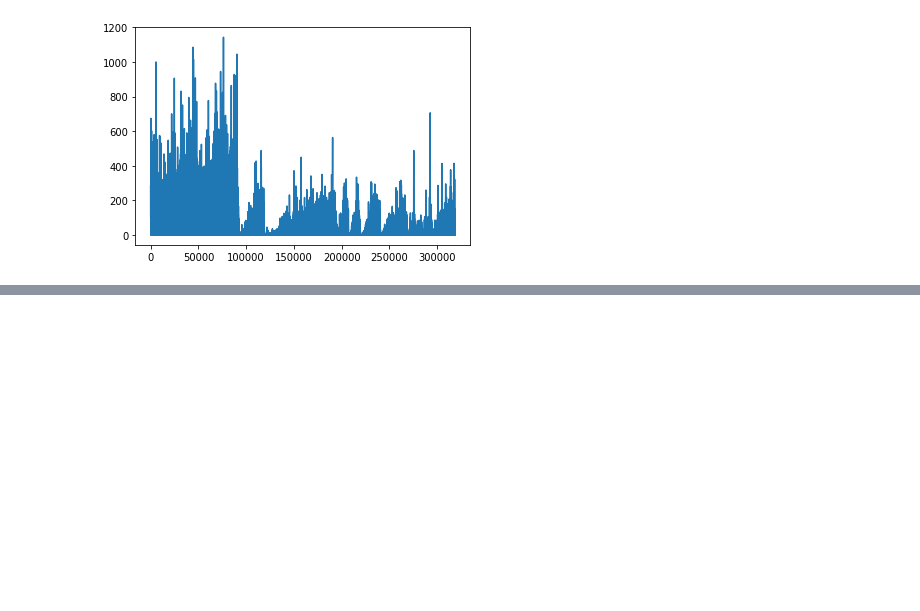
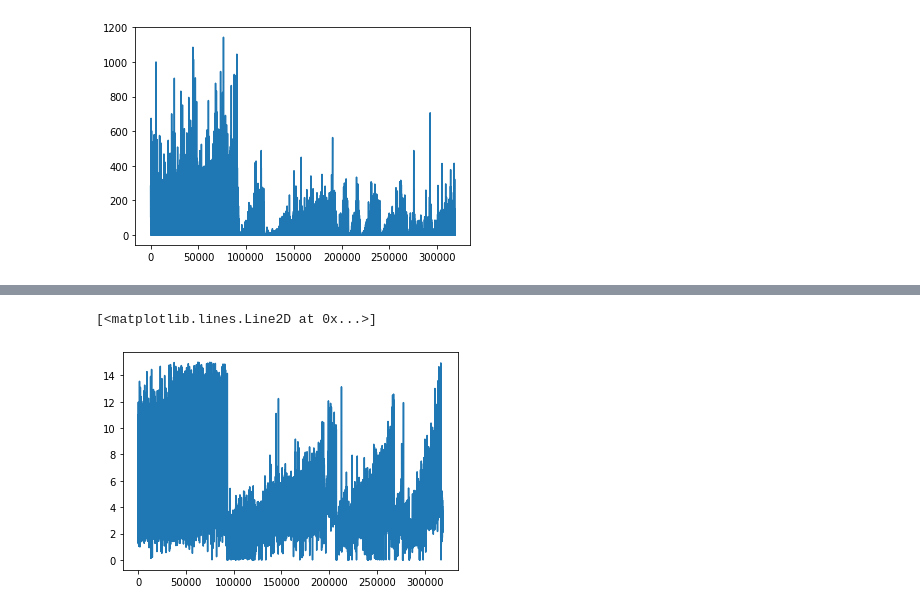
Before and after one commit to ggaarder/gdufs-dmlab-interview, a Jupyter notebook: mission3/Untitled.ipynb, the cells around one changed output, grey strips where cells are left out. Saved outputs shown, nothing was run; the diff lists cells and outputs as text; code cells hidden in the pictures; blank space fills up the shorter version.

```diff
--- a/mission3/Untitled.ipynb
+++ b/mission3/Untitled.ipynb
@@ -94,0 +201,5 @@ plt.plot(attention)
+# %%
+plt.plot((dat[dat["是否靠近地铁"] == 0])["avg"])
+# %% [output]
+[<matplotlib.lines.Line2D at 0x...>]
+[figure, added]
```
Also changed, not shown: parts of 18 cells of this notebook.
